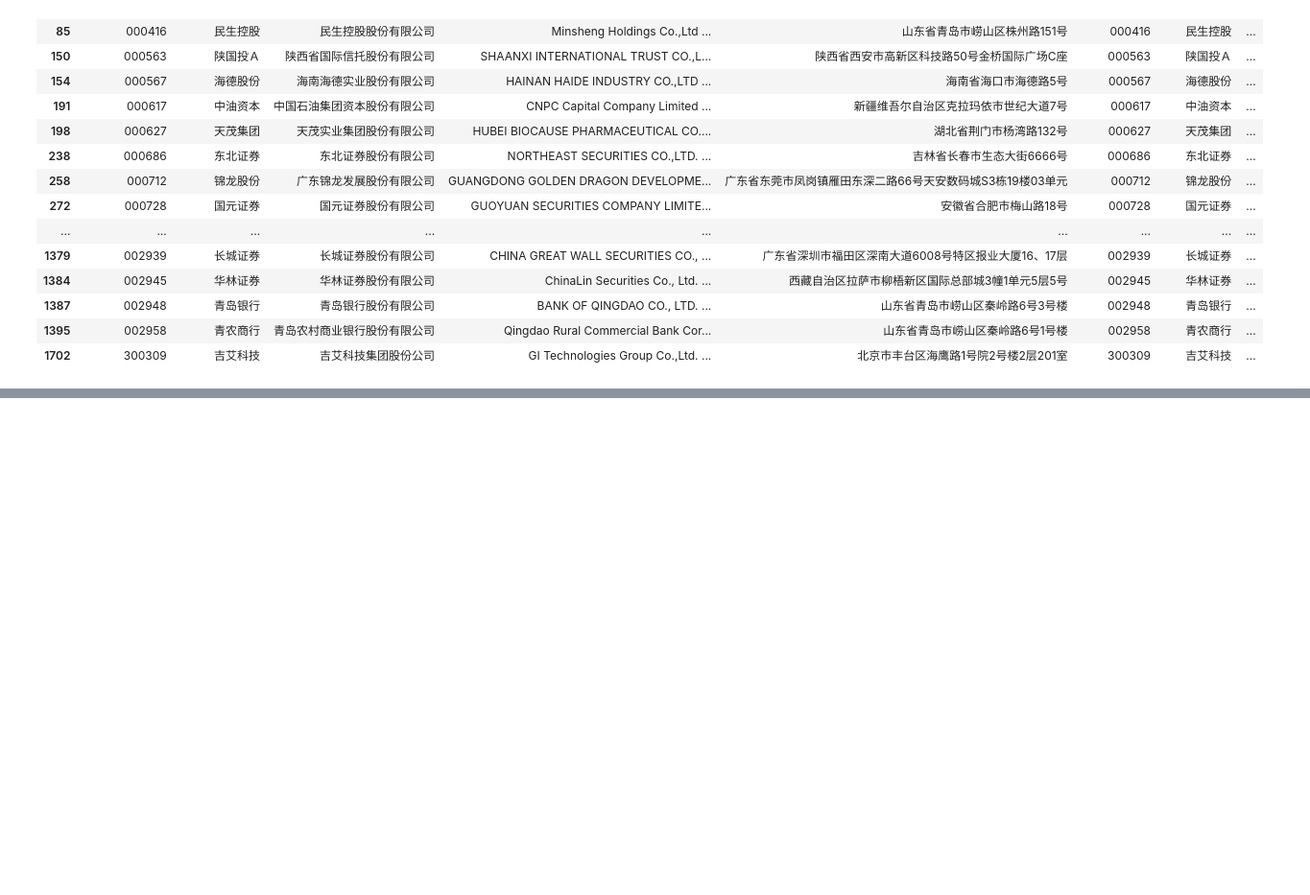
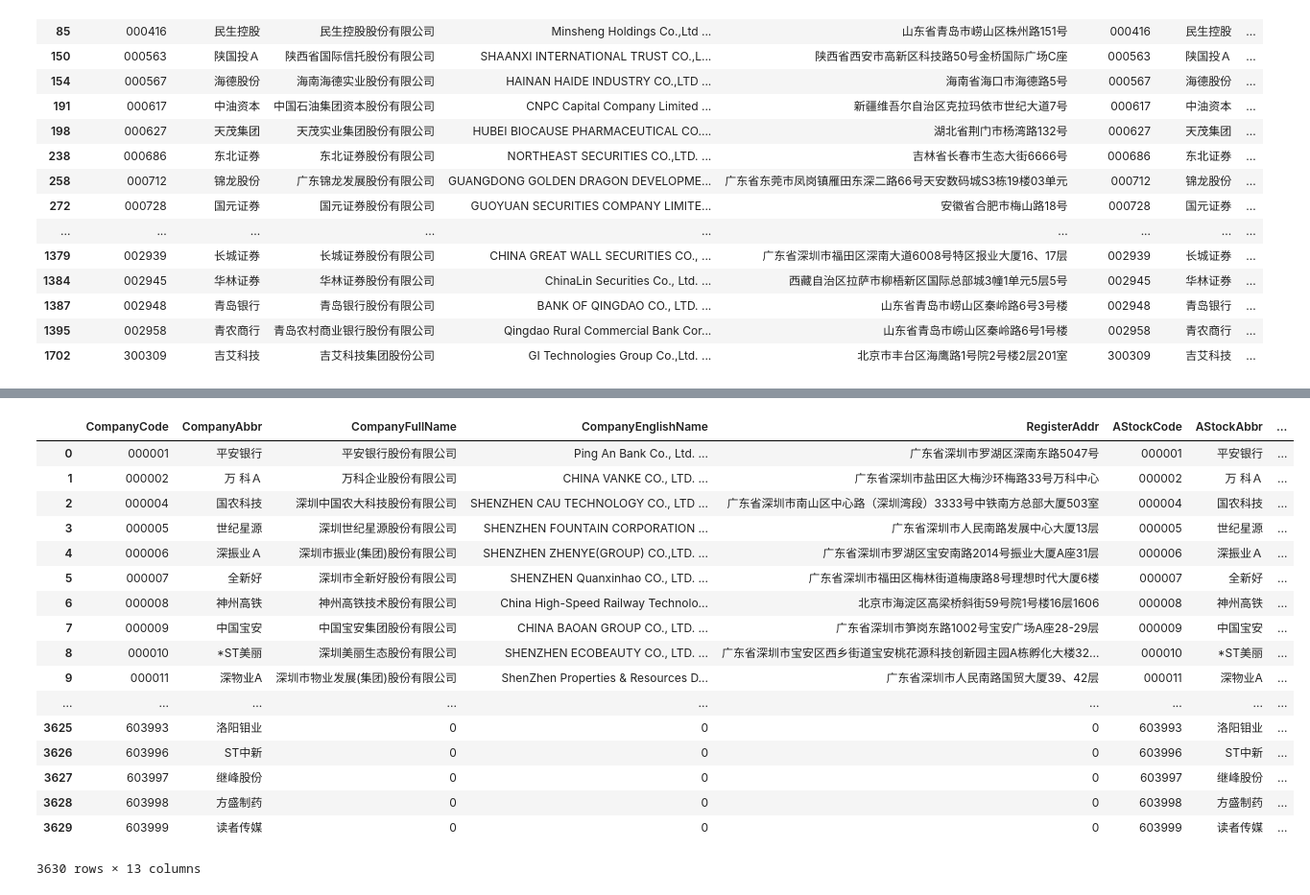
Before and after one commit to DerekLoveCC/Writings, a Jupyter notebook: Fintech_Wechat/Code/Pandas/PandasBaseKnowledge.ipynb, the cells around one changed output, grey strips where cells are left out. Shown: that part at 96% size. Saved outputs shown, nothing was run; the diff lists cells and outputs as text; code cells hidden in the pictures; blank space fills up the shorter version.

```diff
--- a/Fintech_Wechat/Code/Pandas/PandasBaseKnowledge.ipynb
+++ b/Fintech_Wechat/Code/Pandas/PandasBaseKnowledge.ipynb
@@ -240,0 +274,3 @@ TypeError: can only concatenate str (not "NoneType") to str
+# %%
+double_df = database_df.append(database_df)
+double_df.info()
@@ -240,0 +340,21 @@ TypeError: can only concatenate str (not "NoneType") to str
+# %%
+database_df.fillna(0)
+# %% [output]
+|  | CompanyCode | CompanyAbbr | CompanyFullName | CompanyEnglishName | RegisterAddr | AStockCode | AStockAbbr | ... |
+| 0 | 000001 | 平安银行 | 平安银行股份有限公司 | Ping An Bank Co., Ltd. ... | 广东省深圳市罗湖区深南东路5047号 | 000001 | 平安银行 | ... |
+| 1 | 000002 | 万 科Ａ | 万科企业股份有限公司 | CHINA VANKE CO., LTD. ... | 广东省深圳市盐田区大梅沙环梅路33号万科中心 | 000002 | 万 科Ａ | ... |
+| 2 | 000004 | 国农科技 | 深圳中国农大科技股份有限公司 | SHENZHEN CAU TECHNOLOGY CO., LTD ... | 广东省深圳市南山区中心路（深圳湾段）3333号中铁南方总部大厦503室 | 000004 | 国农科技 | ... |
+| 3 | 000005 | 世纪星源 | 深圳世纪星源股份有限公司 | SHENZHEN FOUNTAIN CORPORATION ... | 广东省深圳市人民南路发展中心大厦13层 | 000005 | 世纪星源 | ... |
+| 4 | 000006 | 深振业Ａ | 深圳市振业(集团)股份有限公司 | SHENZHEN ZHENYE(GROUP) CO.,LTD. ... | 广东省深圳市罗湖区宝安南路2014号振业大厦A座31层 | 000006 | 深振业Ａ | ... |
+| 5 | 000007 | 全新好 | 深圳市全新好股份有限公司 | SHENZHEN Quanxinhao CO., LTD. ... | 广东省深圳市福田区梅林街道梅康路8号理想时代大厦6楼 | 000007 | 全新好 | ... |
+| 6 | 000008 | 神州高铁 | 神州高铁技术股份有限公司 | China High-Speed Railway Technolo... | 北京市海淀区高梁桥斜街59号院1号楼16层1606 | 000008 | 神州高铁 | ... |
+| 7 | 000009 | 中国宝安 | 中国宝安集团股份有限公司 | CHINA BAOAN GROUP CO., LTD. ... | 广东省深圳市笋岗东路1002号宝安广场A座28-29层 | 000009 | 中国宝安 | ... |
+| 8 | 000010 | *ST美丽 | 深圳美丽生态股份有限公司 | SHENZHEN ECOBEAUTY CO., LTD. ... | 广东省深圳市宝安区西乡街道宝安桃花源科技创新园主园A栋孵化大楼32... | 000010 | *ST美丽 | ... |
+| 9 | 000011 | 深物业A | 深圳市物业发展(集团)股份有限公司 | ShenZhen Properties & Resources D... | 广东省深圳市人民南路国贸大厦39、42层 | 000011 | 深物业A | ... |
+| ... | ... | ... | ... | ... | ... | ... | ... | ... |
+| 3625 | 603993 | 洛阳钼业 | 0 | 0 | 0 | 603993 | 洛阳钼业 | ... |
+| 3626 | 603996 | ST中新 | 0 | 0 | 0 | 603996 | ST中新 | ... |
+| 3627 | 603997 | 继峰股份 | 0 | 0 | 0 | 603997 | 继峰股份 | ... |
+| 3628 | 603998 | 方盛制药 | 0 | 0 | 0 | 603998 | 方盛制药 | ... |
+| 3629 | 603999 | 读者传媒 | 0 | 0 | 0 | 603999 | 读者传媒 | ... |
+3630 rows × 13 columns
```
Also changed, not shown: parts of 22 cells of this notebook, 6 other files.
